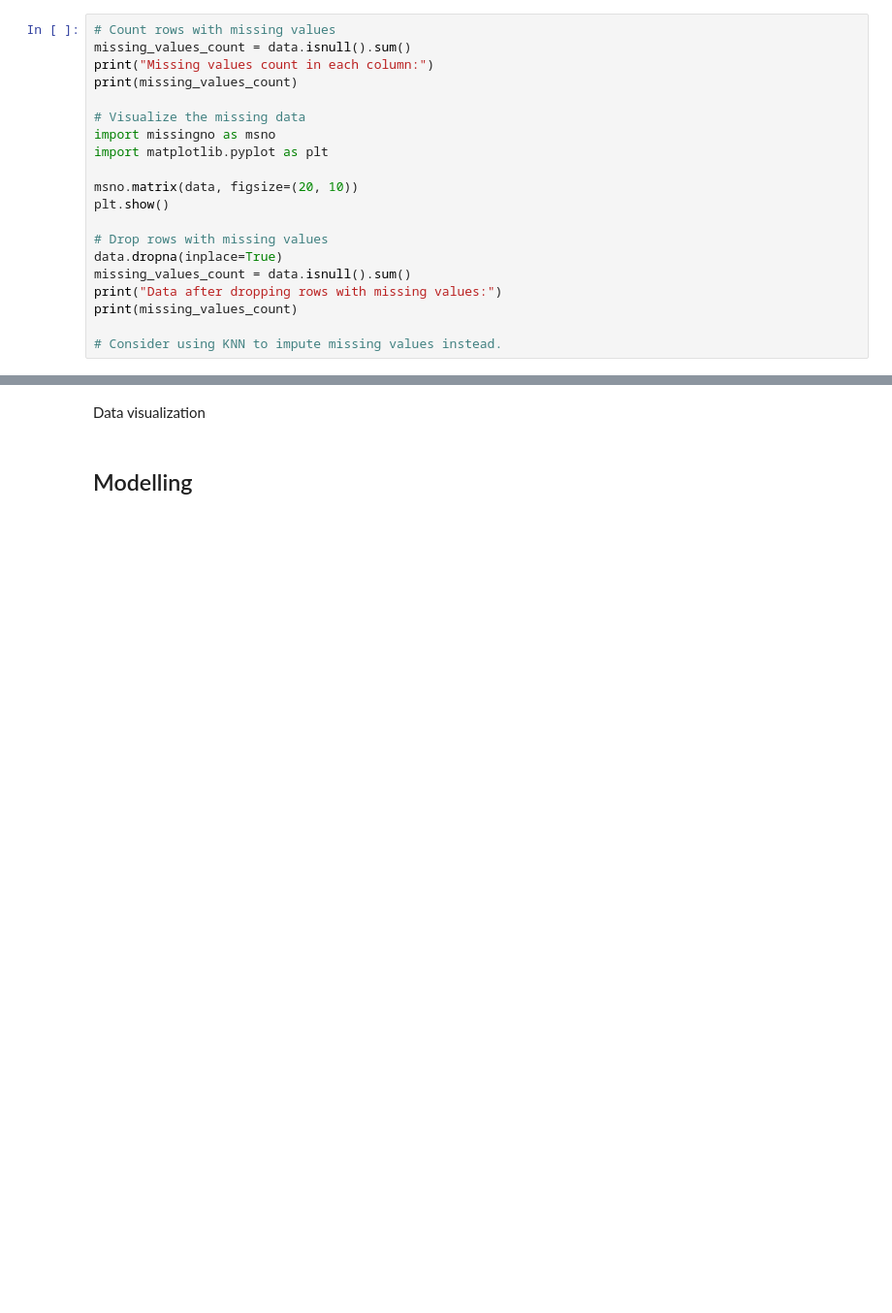
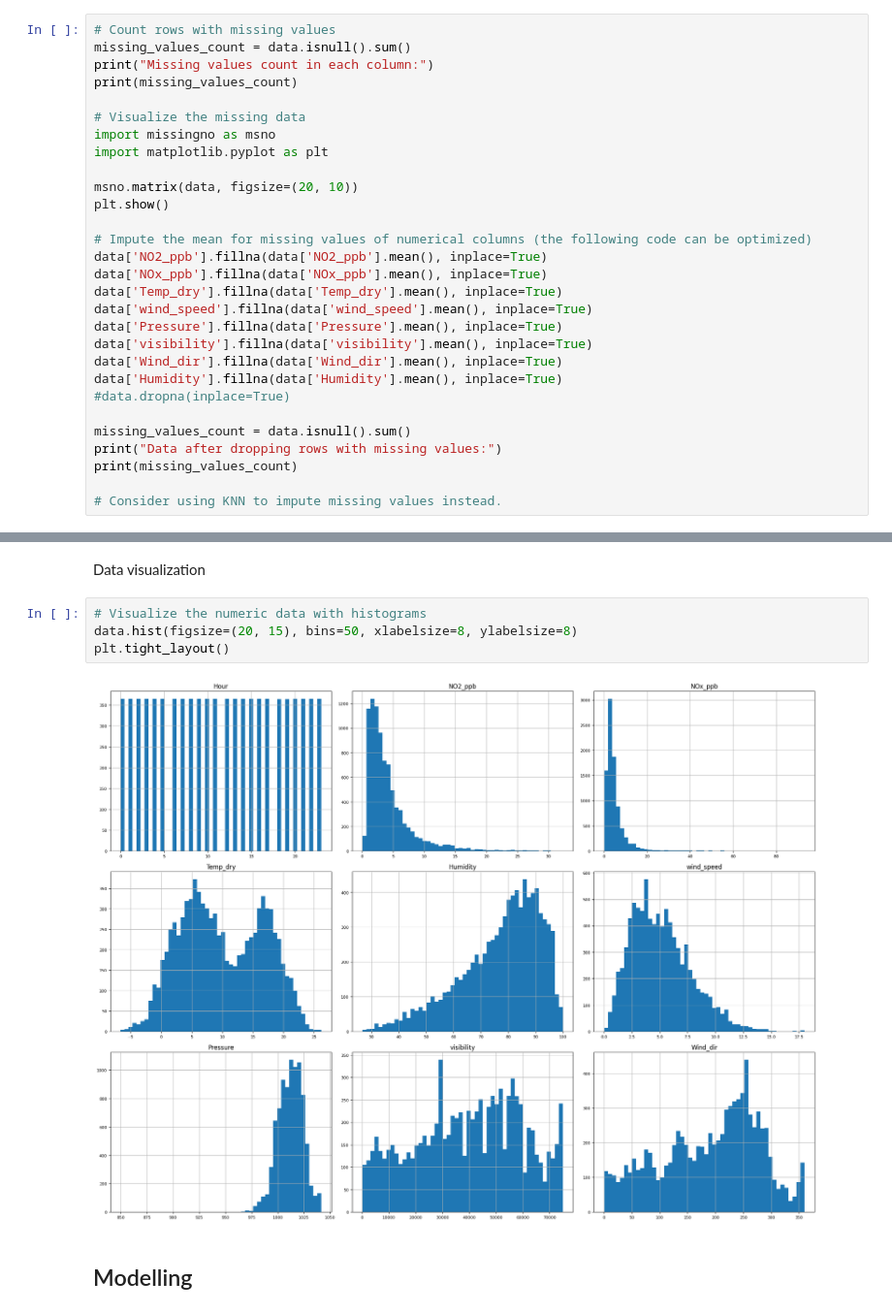
Before and after one commit to jonas1012/Laksegate, a Jupyter notebook: src/modelling_notebook.ipynb, the cells around one changed output, grey strips where cells are left out. Shown at 97% size. Cells and saved outputs as stored; diff of their text form; blank space fills up the shorter version.

Commit message:
Made a data preparation part to do the preparation by moving sections

```diff
--- a/src/modelling_notebook.ipynb
+++ b/src/modelling_notebook.ipynb
@@ -50,8 +50,17 @@ import matplotlib.pyplot as plt
 msno.matrix(data, figsize=(20, 10))
 plt.show()
 
-# Drop rows with missing values
-data.dropna(inplace=True)
+# Impute the mean for missing values of numerical columns (the following code can be optimized)
+data['NO2_ppb'].fillna(data['NO2_ppb'].mean(), inplace=True)
+data['NOx_ppb'].fillna(data['NOx_ppb'].mean(), inplace=True)
+data['Temp_dry'].fillna(data['Temp_dry'].mean(), inplace=True)
+data['wind_speed'].fillna(data['wind_speed'].mean(), inplace=True)
+data['Pressure'].fillna(data['Pressure'].mean(), inplace=True)
+data['visibility'].fillna(data['visibility'].mean(), inplace=True)
+data['Wind_dir'].fillna(data['Wind_dir'].mean(), inplace=True)
+data['Humidity'].fillna(data['Humidity'].mean(), inplace=True)
+#data.dropna(inplace=True)
+
 missing_values_count = data.isnull().sum()
 print("Data after dropping rows with missing values:")
 print(missing_values_count)
@@ -108,4 +141,10 @@ test_data = data[data['Date'] >= '2023-10-01']
 # %% [markdown]
 Data visualization
+# %%
+# Visualize the numeric data with histograms
+data.hist(figsize=(20, 15), bins=50, xlabelsize=8, ylabelsize=8)
+plt.tight_layout()
+# %% [output]
+[figure, added]
 # %% [markdown]
 ## Modelling
```
Also changed, not shown: parts of 6 cells of this notebook.
